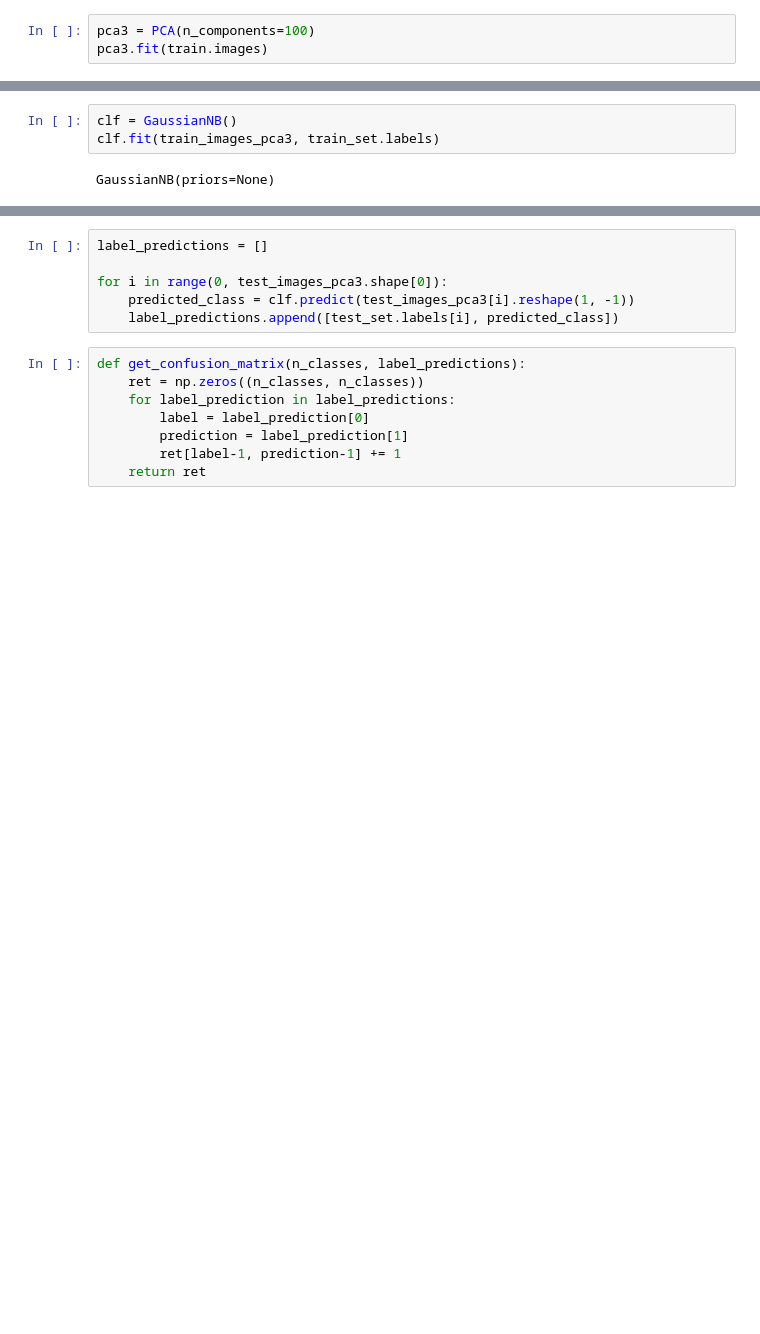
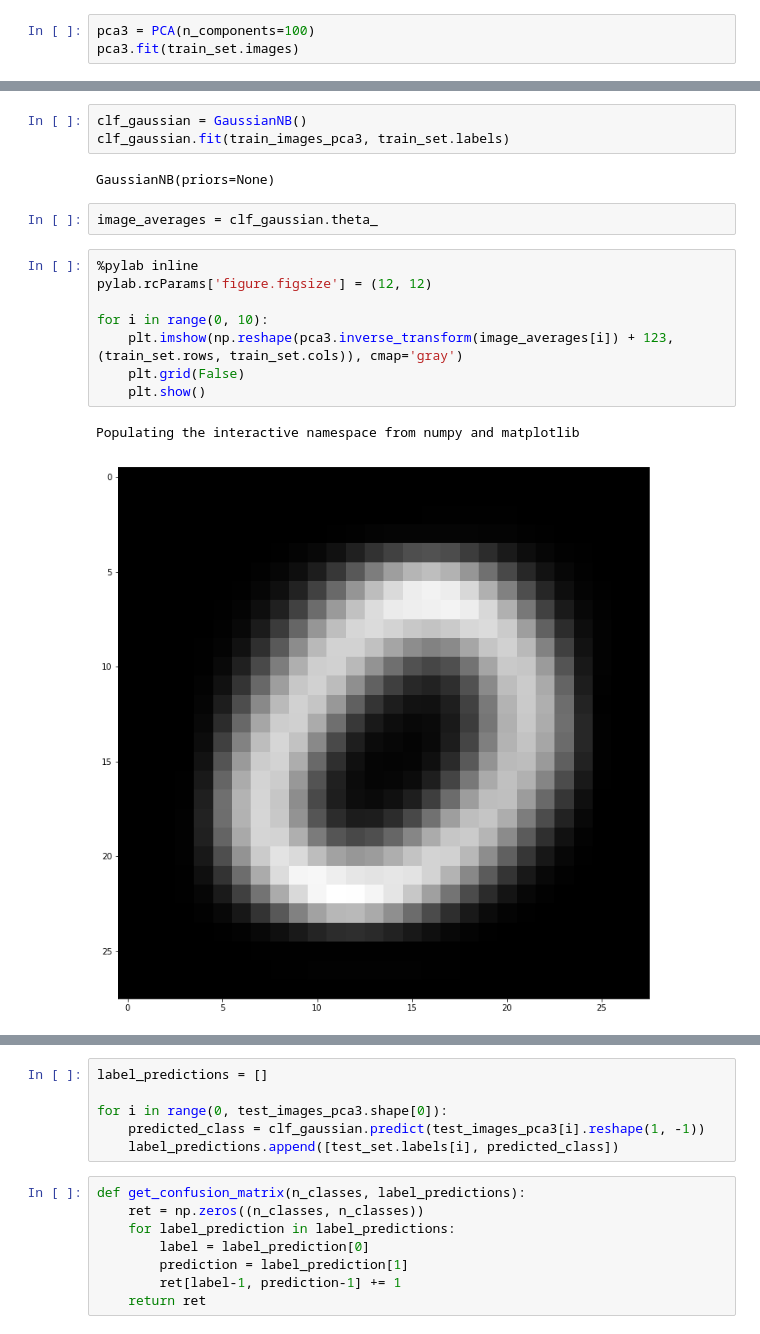
Before and after one commit to RenaudWasTaken/mnist, a Jupyter notebook: Naive Bayes.ipynb, the cells around one changed output, grey strips where cells are left out. Cells and saved outputs as stored; diff of their text form; blank space fills up the shorter version.

```diff
--- a/Naive Bayes.ipynb
+++ b/Naive Bayes.ipynb
@@ -83,7 +64,7 @@ plt.plot(pca2.explained_variance_)
 [figure]
 # %%
 pca3 = PCA(n_components=100)
-pca3.fit(train.images)
+pca3.fit(train_set.images)
 # %% [output]
 PCA(copy=True, iterated_power='auto', n_components=100, random_state=None,
   svd_solver='auto', tol=0.0, whiten=False)
@@ -91,7 +72,20 @@ PCA(copy=True, iterated_power='auto', n_components=100, random_state=None,
 train_images_pca3 = pca3.transform(train_set.images)
 test_images_pca3 = pca3.transform(test_set.images)
 # %%
-clf = GaussianNB()
-clf.fit(train_images_pca3, train_set.labels)
+clf_gaussian = GaussianNB()
+clf_gaussian.fit(train_images_pca3, train_set.labels)
 # %% [output]
 GaussianNB(priors=None)
+# %%
+image_averages = clf_gaussian.theta_
+# %%
+%pylab inline
+pylab.rcParams['figure.figsize'] = (12, 12)
+
+for i in range(0, 10):
+    plt.imshow(np.reshape(pca3.inverse_transform(image_averages[i]) + 123, (train_set.rows, train_set.cols)), cmap='gray')
+    plt.grid(False)
+    plt.show()
+# %% [output]
+Populating the interactive namespace from numpy and matplotlib
+[figure, added]
@@ -99,7 +102,7 @@ GaussianNB(priors=None)
 label_predictions = []
 
 for i in range(0, test_images_pca3.shape[0]):
-    predicted_class = clf.predict(test_images_pca3[i].reshape(1, -1))
+    predicted_class = clf_gaussian.predict(test_images_pca3[i].reshape(1, -1))
     label_predictions.append([test_set.labels[i], predicted_class])
 # %%
 def get_confusion_matrix(n_classes, label_predictions):
```
Also changed, not shown: parts of 10 cells of this notebook, 1 other file.
